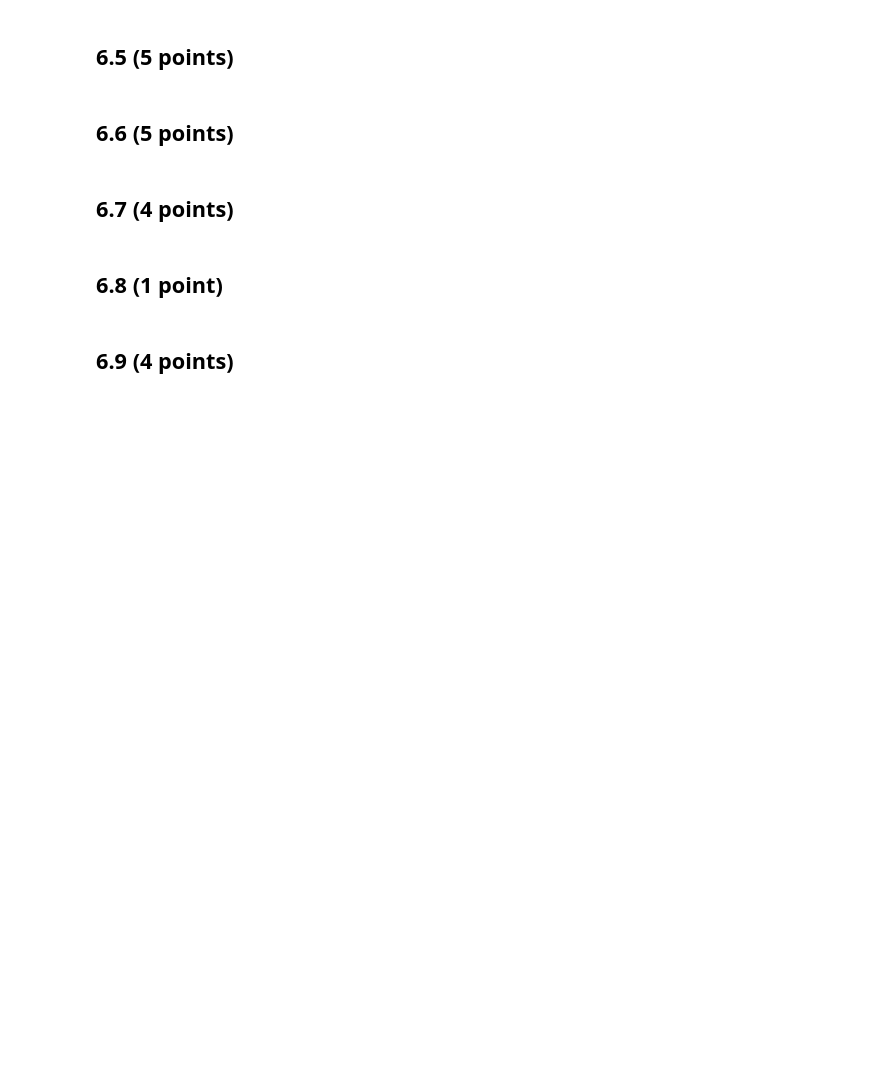
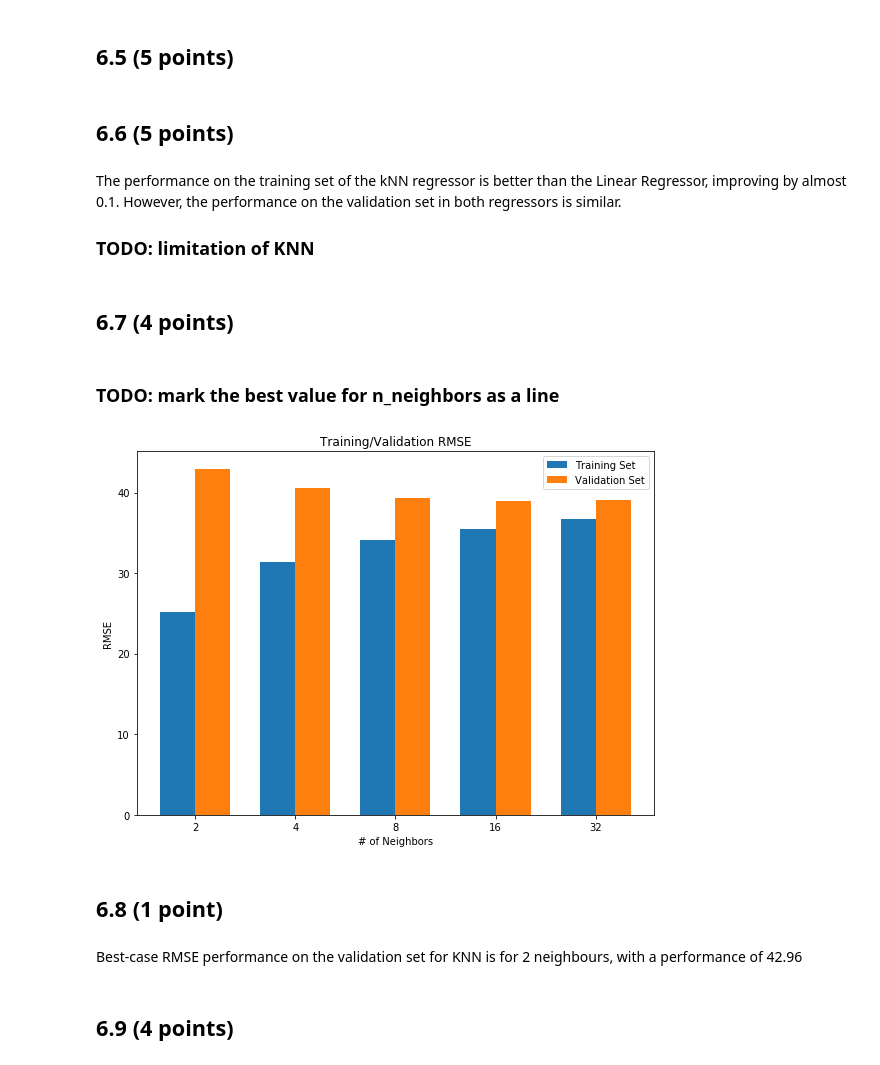
Before and after one commit to celinadong/IAML-CW2, a Jupyter notebook: Data/PartB/Part B - Bristol Air Quality.ipynb, the cells around one changed output. Cells and saved outputs as stored; diff of their text form; code cells hidden in the pictures; blank space fills up the shorter version.

```diff
--- a/Data/PartB/Part B - Bristol Air Quality.ipynb
+++ b/Data/PartB/Part B - Bristol Air Quality.ipynb
@@ -488,6 +646,60 @@ splitter = ShuffleSplit(test_size=0.25, train_size=0.6, random_state=0)
+# %%
+knn = KNeighborsRegressor(n_jobs=-1)
+knn.fit(X_train, y_train)
+
+print("kNN performance on Training set: {}".format(knn.score(X_train, y_train)))
+print("kNN performance on Validation set: {}".format(knn.score(X_val, y_val)))
+# %% [markdown]
+The performance on the training set of the kNN regressor is better than the Linear Regressor, improving by almost 0.1. However, the performance on the validation set in both regressors is similar.
+
+### TODO: limitation of KNN
 # %% [markdown]
 ## 6.7 (4 points)
+# %%
+neighbors = [2, 4, 8, 16, 32]
+train_RMSEs = []
+val_RMSEs = []
+
+for n in neighbors:
+    knn_optimised = KNeighborsRegressor(n_neighbors=n)
+    knn_optimised.fit(X_train, y_train)
+
+    train_preds = knn_optimised.predict(X_train)
+    val_preds = knn_optimised.predict(X_val)
+    train_rmse = sqrt(mean_squared_error(y_train, train_preds))
+    val_rmse = sqrt(mean_squared_error(y_val, val_preds))
+
+    train_RMSEs.append(train_rmse)
+    val_RMSEs.append(val_rmse)
+# %% [markdown]
+### TODO: mark the best value for n_neighbors as a line
+# %%
+labels = ['2', '4', '8', '16', '32']
+
+x = np.arange(len(labels))  # the label locations
+width = 0.35  # the width of the bars
+
+fig, ax = plt.subplots(figsize=(8,6))
+train_bar = ax.bar(x - width/2, train_RMSEs, width, label='Training Set')
+val_bar = ax.bar(x + width/2, val_RMSEs, width, label='Validation Set')
+
+# Add some text for labels, title and custom x-axis tick labels, etc.
+ax.set_xlabel('# of Neighbors')
+ax.set_ylabel('RMSE')
+ax.set_title('Training/Validation RMSE')
+ax.set_xticks(x)
+ax.set_xticklabels(labels)
+ax.legend()
+
+
+fig.tight_layout()
+
+plt.show()
+# %% [output]
+[figure, added]
 # %% [markdown]
 ## 6.8 (1 point)
+# %% [markdown]
+Best-case RMSE performance on the validation set for KNN is for 2 neighbours, with a performance of 42.96
 # %% [markdown]
 ## 6.9 (4 points)
```
Also changed, not shown: parts of 33 cells of this notebook, 1 other file.
